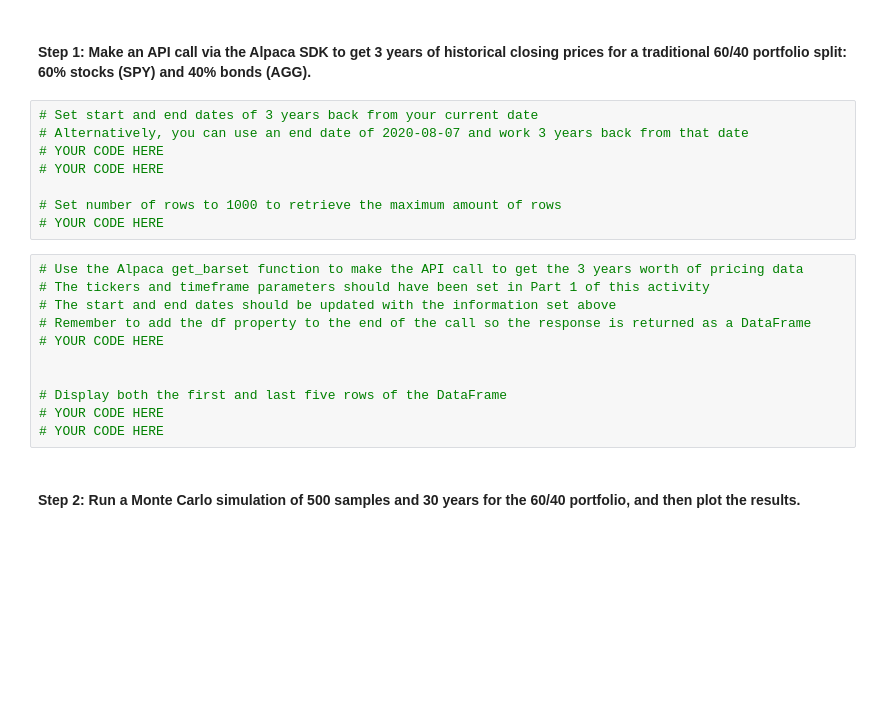
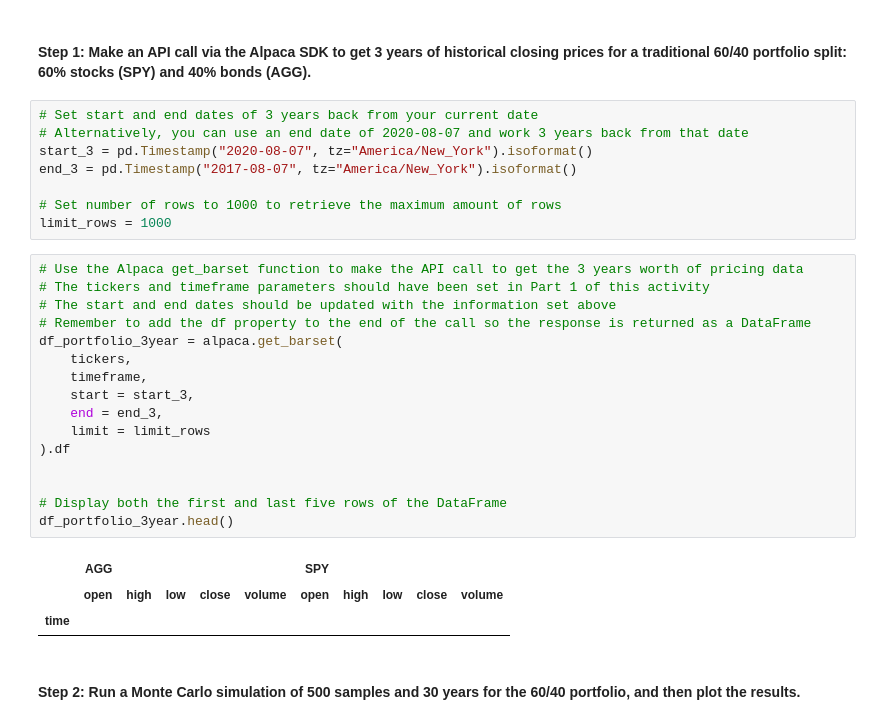
Before and after one commit to jojomani/financial_planner_tools, a Jupyter notebook: financial_planning_tools.ipynb, the cells around one changed output. Cells and saved outputs as stored; diff of their text form; blank space fills up the shorter version.

```diff
--- a/financial_planning_tools.ipynb
+++ b/financial_planning_tools.ipynb
@@ -414,22 +424,31 @@ In this section, you’ll use the MCForecastTools library to create a Monte Carl
 # %%
 # Set start and end dates of 3 years back from your current date
 # Alternatively, you can use an end date of 2020-08-07 and work 3 years back from that date
-# YOUR CODE HERE
-# YOUR CODE HERE
+start_3 = pd.Timestamp("2020-08-07", tz="America/New_York").isoformat()
+end_3 = pd.Timestamp("2017-08-07", tz="America/New_York").isoformat()
 
 # Set number of rows to 1000 to retrieve the maximum amount of rows
-# YOUR CODE HERE
+limit_rows = 1000
 # %%
 # Use the Alpaca get_barset function to make the API call to get the 3 years worth of pricing data
 # The tickers and timeframe parameters should have been set in Part 1 of this activity
 # The start and end dates should be updated with the information set above
 # Remember to add the df property to the end of the call so the response is returned as a DataFrame
-# YOUR CODE HERE
+df_portfolio_3year = alpaca.get_barset(
+    tickers,
+    timeframe,
+    start = start_3,
+    end = end_3,
+    limit = limit_rows
+).df
 
 
 # Display both the first and last five rows of the DataFrame
-# YOUR CODE HERE
-# YOUR CODE HERE
+df_portfolio_3year.head()
+# %% [output]
+|  | AGG |  |  |  |  | SPY |  |  |  |  |
+|  | open | high | low | close | volume | open | high | low | close | volume |
+| time |  |  |  |  |  |  |  |  |  |  |
 # %% [markdown]
 #### Step 2: Run a Monte Carlo simulation of 500 samples and 30 years for the 60/40 portfolio, and then plot the results.
 # %%
```
Also changed, not shown: parts of 15 cells of this notebook.
